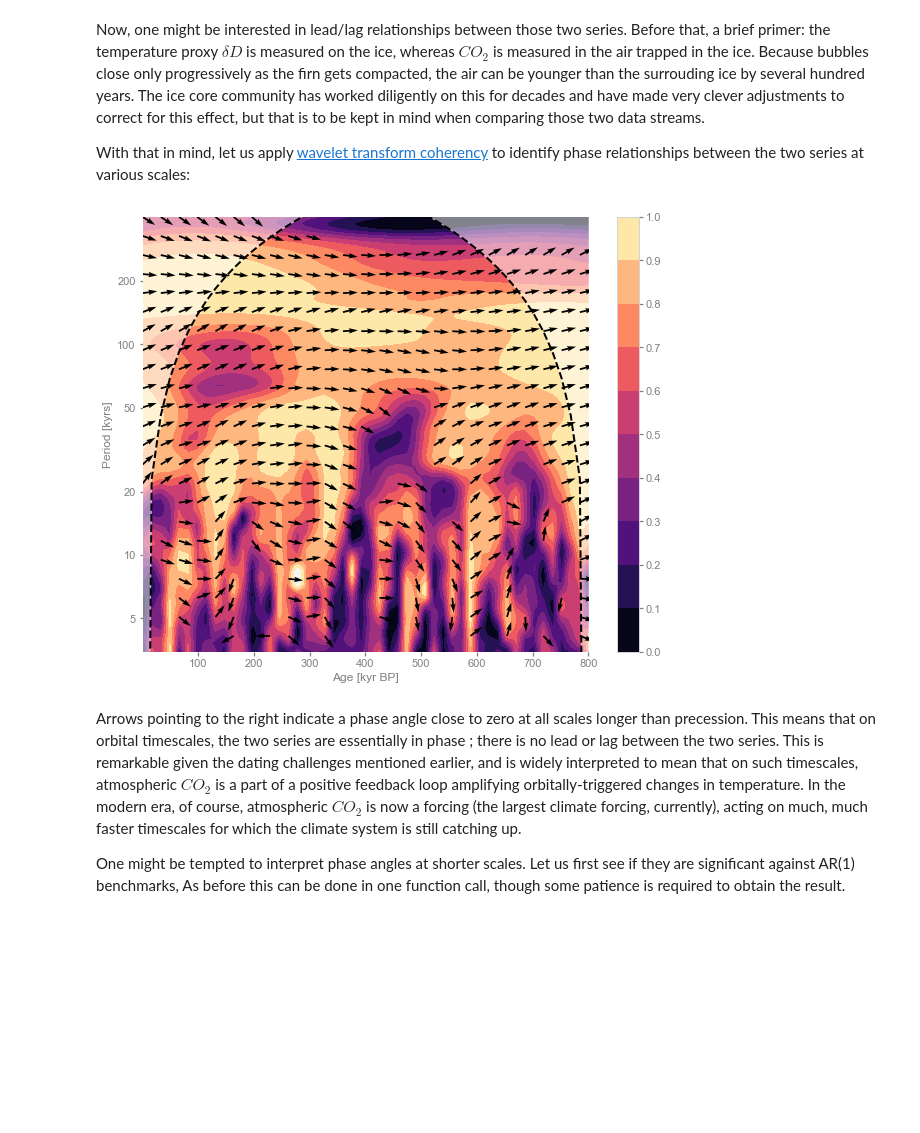
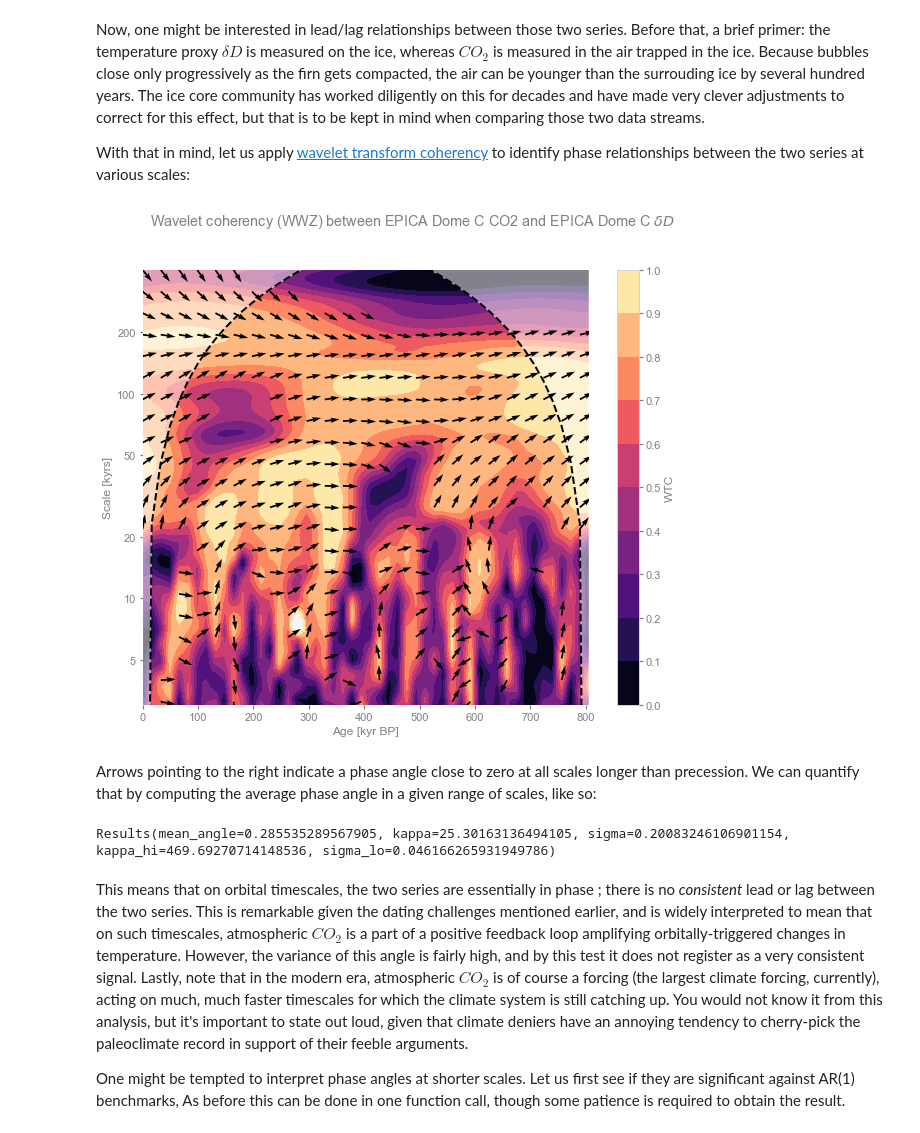
Before and after one commit to LinkedEarth/paleobooks_mathom, a Jupyter notebook: notebooks/EDC_demo.ipynb, the cells around one changed output. Saved outputs shown, nothing was run; the diff lists cells and outputs as text; code cells hidden in the pictures; blank space fills up the shorter version.

```diff
--- a/notebooks/EDC_demo.ipynb
+++ b/notebooks/EDC_demo.ipynb
@@ -278,12 +309,19 @@ Now, one might be interested in lead/lag relationships between those two series.
 
 With that in mind, let us apply [wavelet transform coherency](https://hal.archives-ouvertes.fr/hal-00302394/) to identify phase relationships between the two series at various scales:
 # %%
-coh = co2ts.wavelet_coherence(dDts,ntau=50)
+coh = co2ts.wavelet_coherence(dDts,method='wwz')
 fig, ax = coh.plot()
 # %% [output]
-[figure, old version]
+[figure, new version]
+# %% [markdown]
+Arrows pointing to the right indicate a phase angle close to zero at all scales longer than precession. We can quantify that by computing the average phase angle in a given range of scales, like so:
+# %%
+coh.phase_stats(scales=[80,100])
+# %% [output]
+Results(mean_angle=0.285535289567905, kappa=25.30163136494105, sigma=0.20083246106901154, kappa_hi=469.69270714148536, sigma_lo=0.046166265931949786)
 # %% [markdown]
-Arrows pointing to the right indicate a phase angle close to zero at all scales longer than precession. This means that on orbital timescales, the two series are essentially in phase ; there is no lead or lag between the two series. This is remarkable given the dating challenges mentioned earlier, and is widely interpreted to mean that on such timescales, atmospheric $CO_2$ is a part of a positive feedback loop amplifying orbitally-triggered changes in temperature. In the modern era, of course, atmospheric $CO_2$ is now a forcing (the largest climate forcing, currently), acting on much, much faster timescales for which the climate system is still catching up.
+This means that on orbital timescales, the two series are essentially in phase ; there is no _consistent_ lead or lag between the two series. This is remarkable given the dating challenges mentioned earlier, and is widely interpreted to mean that on such timescales, atmospheric $CO_2$ is a part of a positive feedback loop amplifying orbitally-triggered changes in temperature. However, the variance of this angle is fairly high, and by this test it does not register as a very consistent signal.
+Lastly, note that in the modern era, atmospheric $CO_2$ is of course a forcing (the largest climate forcing, currently), acting on much, much faster timescales for which the climate system is still catching up. You would not know it from this analysis, but it's important to state out loud, given that climate deniers have an annoying tendency to cherry-pick the paleoclimate record in support of their feeble arguments.
 
 One might be tempted to interpret phase angles at shorter scales. Let us first see if they are significant against AR(1) benchmarks, As before this can be done in one function call, though some patience is required to obtain the result.
 # %%
```
Also changed, not shown: parts of 26 cells of this notebook, 1 other file.
